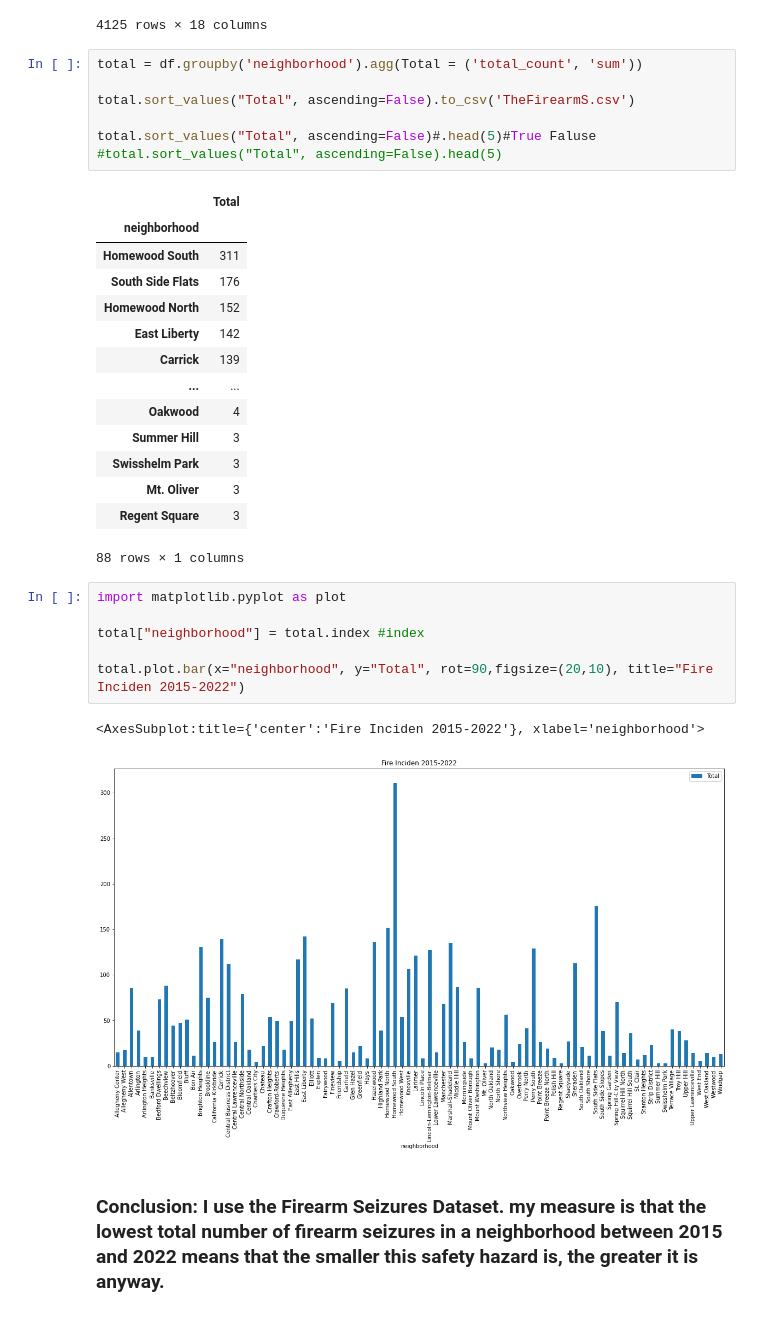
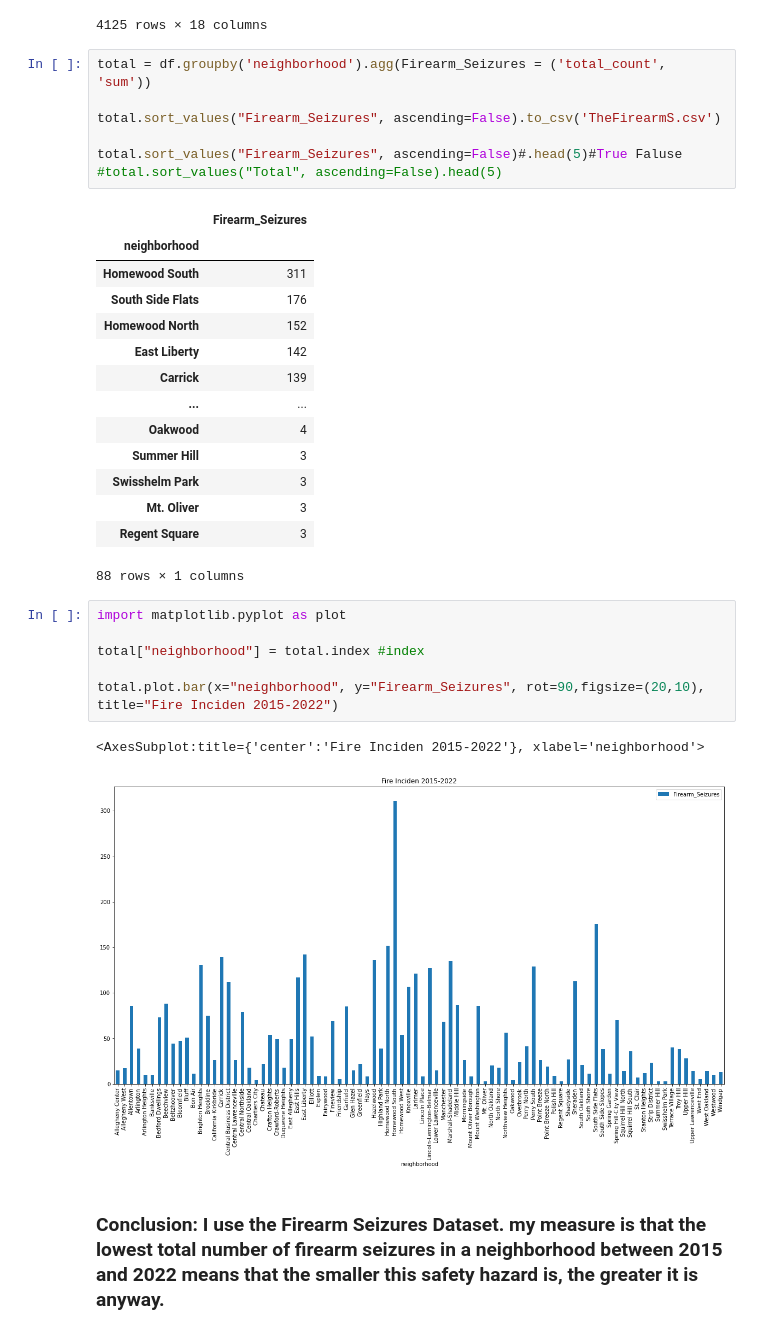
Before and after one commit to TingluR/CMPINF001-Final-Project, a Jupyter notebook: Firearm_Seizures_Data.ipynb, the cells around one changed output. Drawn from its saved outputs; the diff is of its cells as text.

```diff
--- a/Firearm_Seizures_Data.ipynb
+++ b/Firearm_Seizures_Data.ipynb
@@ -21,14 +21,14 @@ df
 | 2100 BLOCK RHINE ST PITTSBURGH, P... | 1 | 0 | 1 | 0 | 0 | 0 | 2020 | 5 | ... |
 4125 rows × 18 columns
 # %%
-total = df.groupby('neighborhood').agg(Total = ('total_count', 'sum'))
+total = df.groupby('neighborhood').agg(Firearm_Seizures = ('total_count', 'sum'))
 
-total.sort_values("Total", ascending=False).to_csv('TheFirearmS.csv')
+total.sort_values("Firearm_Seizures", ascending=False).to_csv('TheFirearmS.csv')
 
-total.sort_values("Total", ascending=False)#.head(5)#True Faluse
+total.sort_values("Firearm_Seizures", ascending=False)#.head(5)#True Faluse
 #total.sort_values("Total", ascending=False).head(5)
 # %% [output]
-|  | Total |
+|  | Firearm_Seizures |
 | neighborhood |  |
 | Homewood South | 311 |
 | South Side Flats | 176 |
@@ -45,11 +45,11 @@ total.sort_values("Total", ascending=False)#.head(5)#True Faluse
 # %%
 import matplotlib.pyplot as plot
 
 total["neighborhood"] = total.index #index
 
-total.plot.bar(x="neighborhood", y="Total", rot=90,figsize=(20,10), title="Fire Inciden 2015-2022")
+total.plot.bar(x="neighborhood", y="Firearm_Seizures", rot=90,figsize=(20,10), title="Fire Inciden 2015-2022")
 # %% [output]
 <AxesSubplot:title={'center':'Fire Inciden 2015-2022'}, xlabel='neighborhood'>
-[figure, old version]
+[figure, new version]
 # %% [markdown]
 ### Conclusion: I use the Firearm Seizures Dataset. my measure is that the lowest total number of firearm seizures in a neighborhood between 2015 and 2022 means that the smaller this safety hazard is, the greater it is anyway.
```
Also changed, not shown: 1 other file.
